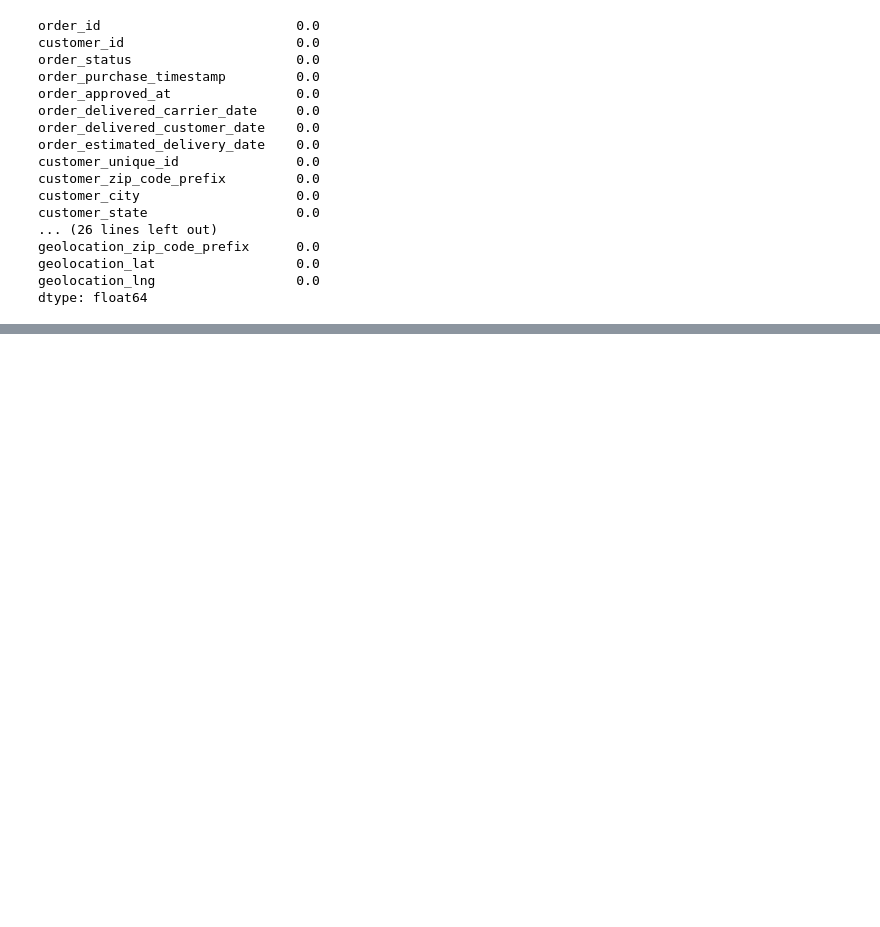
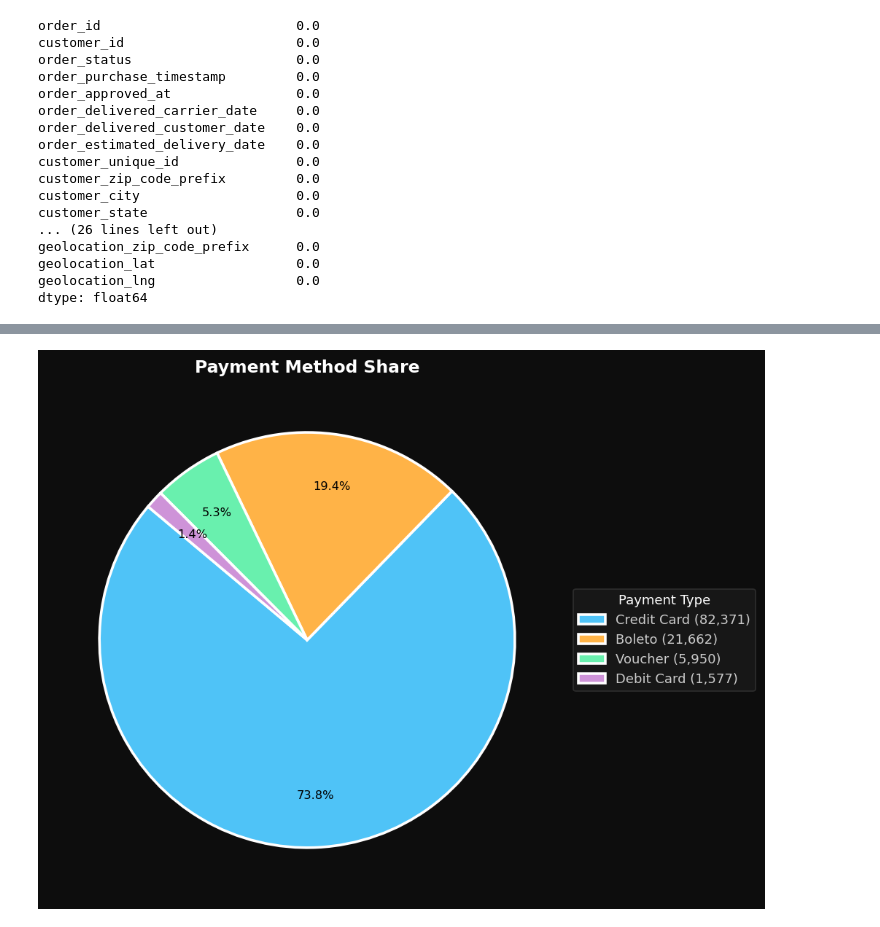
Before and after one commit to sandip1203/Brazilian-E-commerce-Dashboard, a Jupyter notebook: notebook/data cleaning.ipynb, the cells around one changed output, grey strips where cells are left out. Cells and saved outputs as stored; diff of their text form; code cells hidden in the pictures; blank space fills up the shorter version.

```diff
--- a/notebook/data cleaning.ipynb
+++ b/notebook/data cleaning.ipynb
@@ -398,0 +672,41 @@ dtype: float64
+# %%
+payment_type_counts = df1['payment_type'].astype(str).value_counts()
+payment_type_counts.index = payment_type_counts.index.str.replace('_', ' ').str.title()
+
+fig, ax1 = plt.subplots(figsize=(8, 6))
+
+total = payment_type_counts.sum()
+
+def autopct_format(pct):
+    count = int(pct * total / 100)
+    return f'{pct:.1f}%'   # % + actual value
+
+pie_colors = [COLORS['blue'], COLORS['orange'], COLORS['green'], COLORS['purple'], COLORS['red']]
+
+wedges, texts, autotexts = ax1.pie(
+    payment_type_counts.values,
+    labels=None,
+    autopct=autopct_format,
+    colors=pie_colors[:len(payment_type_counts)],
+    startangle=140,
+    wedgeprops=dict(edgecolor='white', linewidth=2),
+    pctdistance=0.75
+)
+
+ax1.legend(
+    wedges,
+    [f"{label} ({value:,})" for label, value in zip(payment_type_counts.index, payment_type_counts.values)],
+    title="Payment Type",
+    loc="center left",
+    bbox_to_anchor=(1, 0.5)
+)
+
+for t in autotexts:
+    t.set_fontsize(9)
+    t.set_color("black")
+
+ax1.set_title('Payment Method Share')
+plt.tight_layout()
+plt.show()
+# %% [output]
+[figure, added]
```
Also changed, not shown: parts of 18 cells of this notebook.
